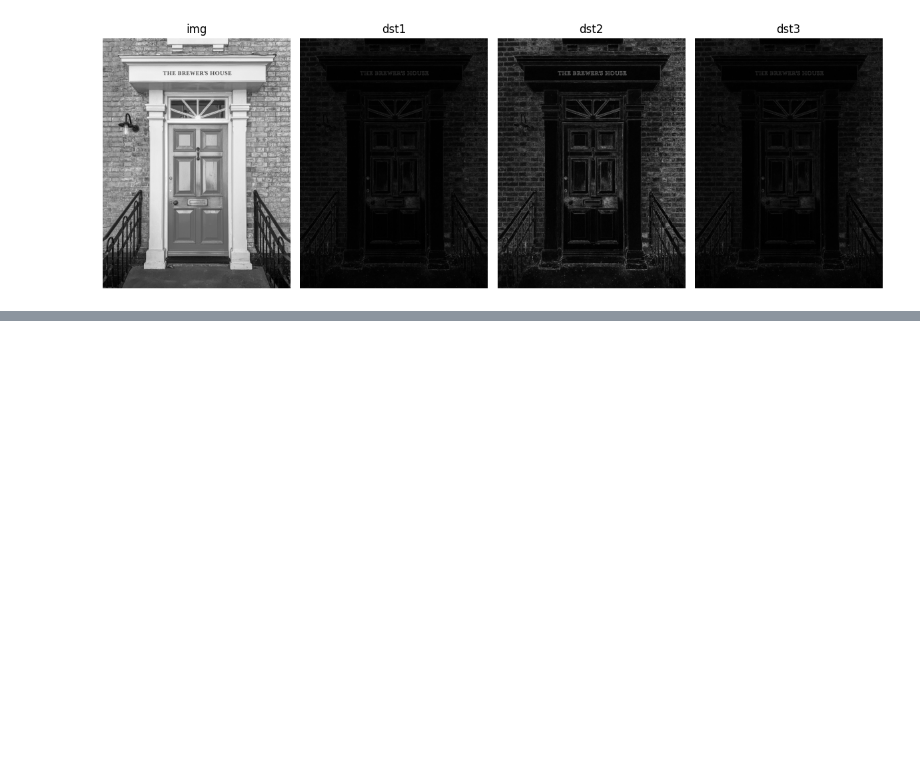
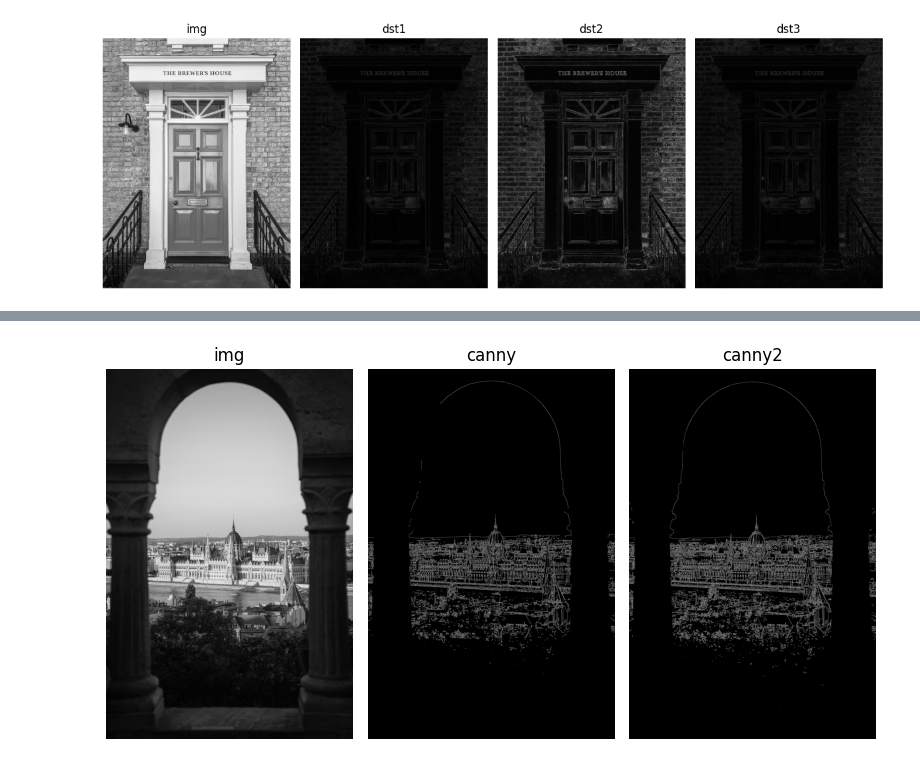
Before and after one commit to toywoo/opencv_tutorial, a Jupyter notebook: source/7_1_convolution.ipynb, the cells around one changed output, grey strips where cells are left out. Cells and saved outputs as stored; diff of their text form; code cells hidden in the pictures; blank space fills up the shorter version.

```diff
--- a/source/7_1_convolution.ipynb
+++ b/source/7_1_convolution.ipynb
@@ -332,0 +369,67 @@ plt.show()
+# %%
+import sys
+sys.setrecursionlimit(10**6)
+
+def nonmax_suppression(sobel, direct):
+    rows, cols = sobel.shape[:2]
+    dst = np.zeros((rows, cols), np.float32)
+    for i in range(1, rows - 1):
+        for j in range(1, cols - 1):
+            values = sobel[i - 1:i + 2, j - 1:j + 2].flatten()
+            first = [3, 0, 1, 2]
+            id = first[direct[i, j]]
+            v1, v2 = values[id], values[8-id]
+
+            dst[i, j] = sobel[i, j] if (v1 < sobel[i, j] > v2) else 0
+    return dst
+
+def trace(max_sobel, i, j, low):
+    h, w = max_sobel.shape[:2]
+    if not (0 <= i < h and 0 <= j < w): return
+
+    if canny[i, j] == 255 or max_sobel[i, j] <= low:
+        return
+
+    canny[i, j] = 255
+
+    for di in [-1, 0, 1]:
+        for dj in [-1, 0, 1]:
+            if di == 0 and dj == 0: continue
+            trace(max_sobel, i + di, j + dj, low)
+
+def hysteresis_th(max_sobel, low, high):
+    rows, cols = max_sobel.shape[:2]
+    for i in range(1, rows - 1):
+        for j in range(1, cols - 1):
+            if max_sobel[i, j] >= high: trace(max_sobel, i, j , low)
+
+img = cv2.imread("../images/castle.jpg", cv2.IMREAD_GRAYSCALE)
+
+pos_ck = np.zeros(img.shape[:2], np.uint8)
+canny = np.zeros(img.shape[:2], np.uint8)
+
+gaus_img = cv2.GaussianBlur(img, (5, 5), 0.3)
+gx = cv2.Sobel(np.float32(gaus_img), cv2.CV_32F, 1, 0, 3)
+gy = cv2.Sobel(np.float32(gaus_img), cv2.CV_32F, 0, 1, 3)
+sobel = cv2.magnitude(gx, gy)
+
+directs = cv2.phase(gx, gy) / (np.pi / 4)
+directs = directs.astype(int) % 4
+max_sobel = nonmax_suppression(sobel, directs)
+hysteresis_th(max_sobel, 100, 150)
+
+canny2 = cv2.Canny(img, 100, 150)
+
+titles = ['img', 'canny', 'canny2']
+
+fig, axs = plt.subplots(nrows=1, ncols=3, figsize=(8, 12))
+
+for ax, title in zip(axs.flat, titles):
+    ax.imshow(eval(title), cmap='gray')
+    ax.set_title(title)
+    ax.axis('off')
+
+plt.tight_layout()
+plt.show()
+# %% [output]
+[figure, added]
```
Also changed, not shown: parts of 5 cells of this notebook, 3 other files.
